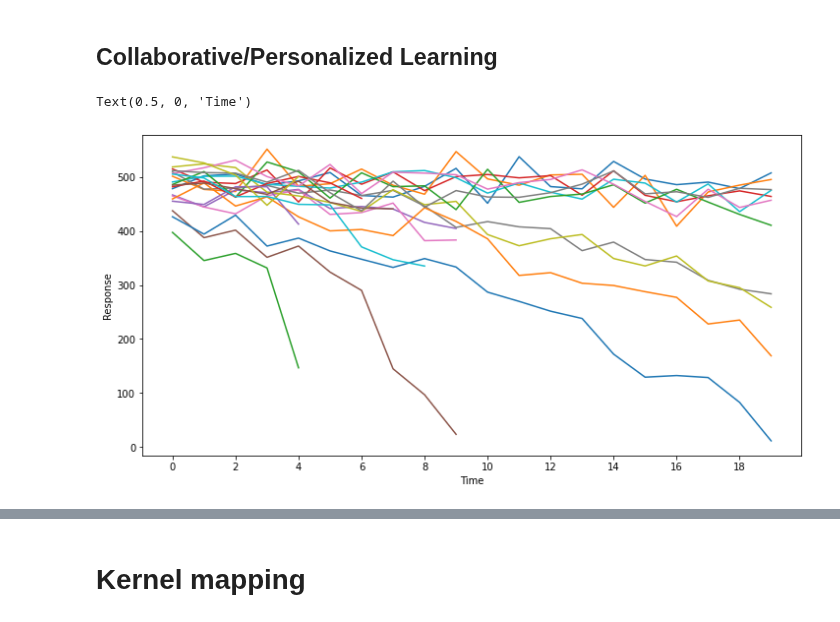
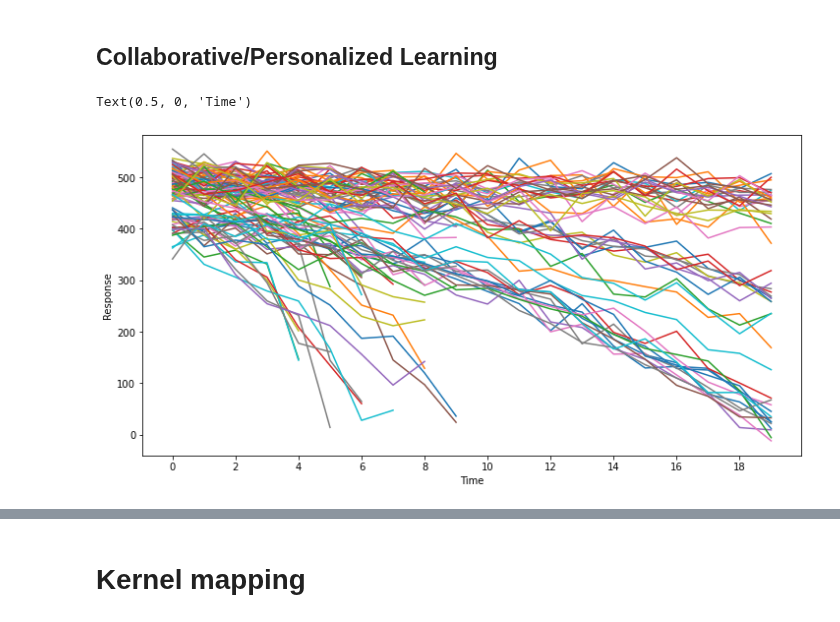
Before and after one commit to cjfelixx/machine-learning-graduate-research, a Jupyter notebook: PersonalizedLearning/personalizedLearning.ipynb, the cells around one changed output, grey strips where cells are left out. Cells and saved outputs as stored; diff of their text form; code cells hidden in the pictures.

```diff
--- a/PersonalizedLearning/personalizedLearning.ipynb
+++ b/PersonalizedLearning/personalizedLearning.ipynb
@@ -44,14 +44,14 @@ testX = data['testX'][0]
 testY = data['testY'][0]
 # %%
 plt.figure(figsize=(2*6, 6))
-for i in range(20):
+for i in range(100):
     plt.plot(range(len(trainY[i].T)),trainY[i].T)
 plt.xticks(range(0,20,2))
 plt.ylabel("Response")
 plt.xlabel("Time")
 # %% [output]
 Text(0.5, 0, 'Time')
-[figure, old version]
+[figure, new version]
 # %%
 # p,N = W.shape
 # B0 = B @ W
```
Also changed, not shown: parts of 4 cells of this notebook, 1 other file.
